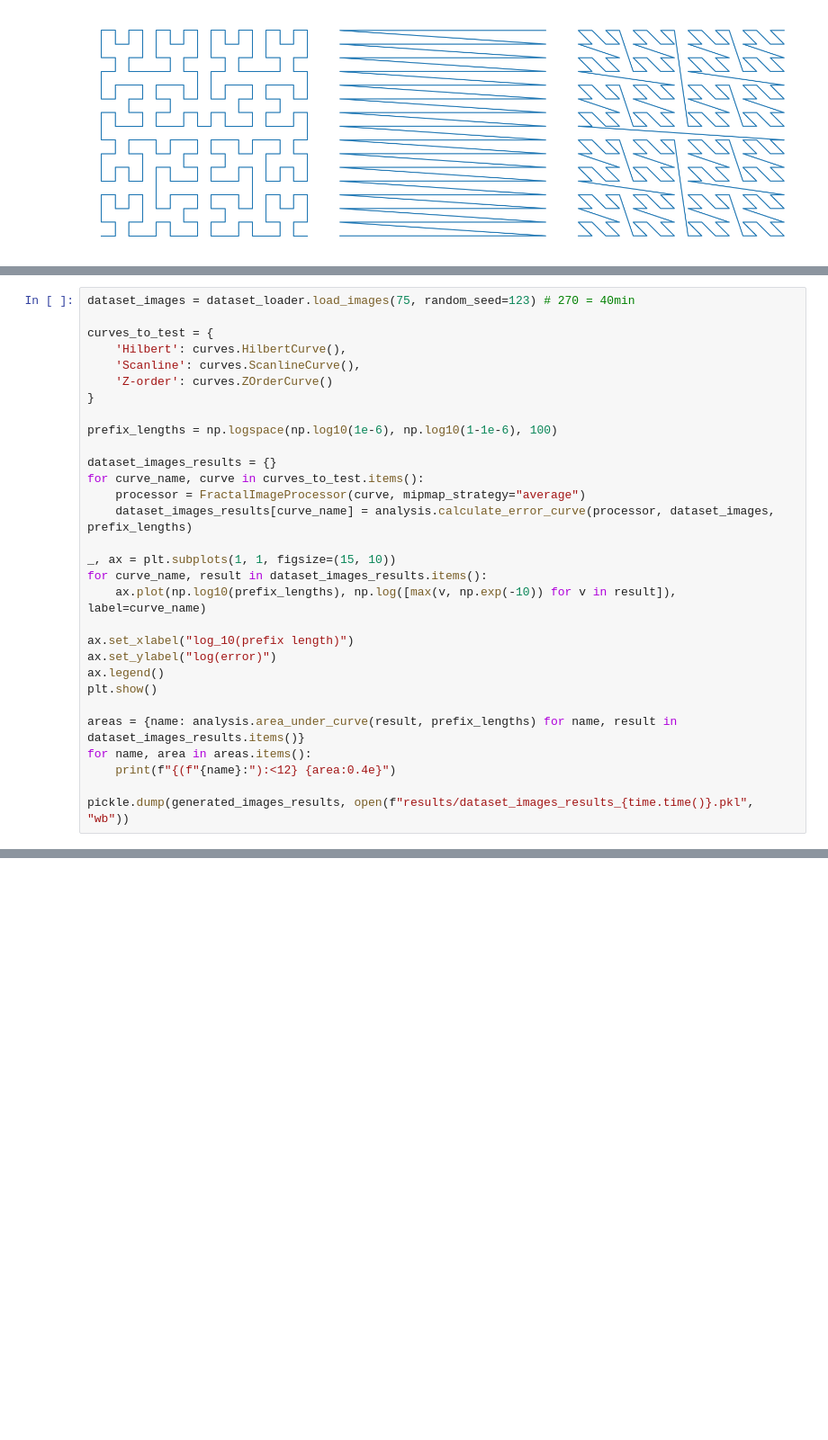
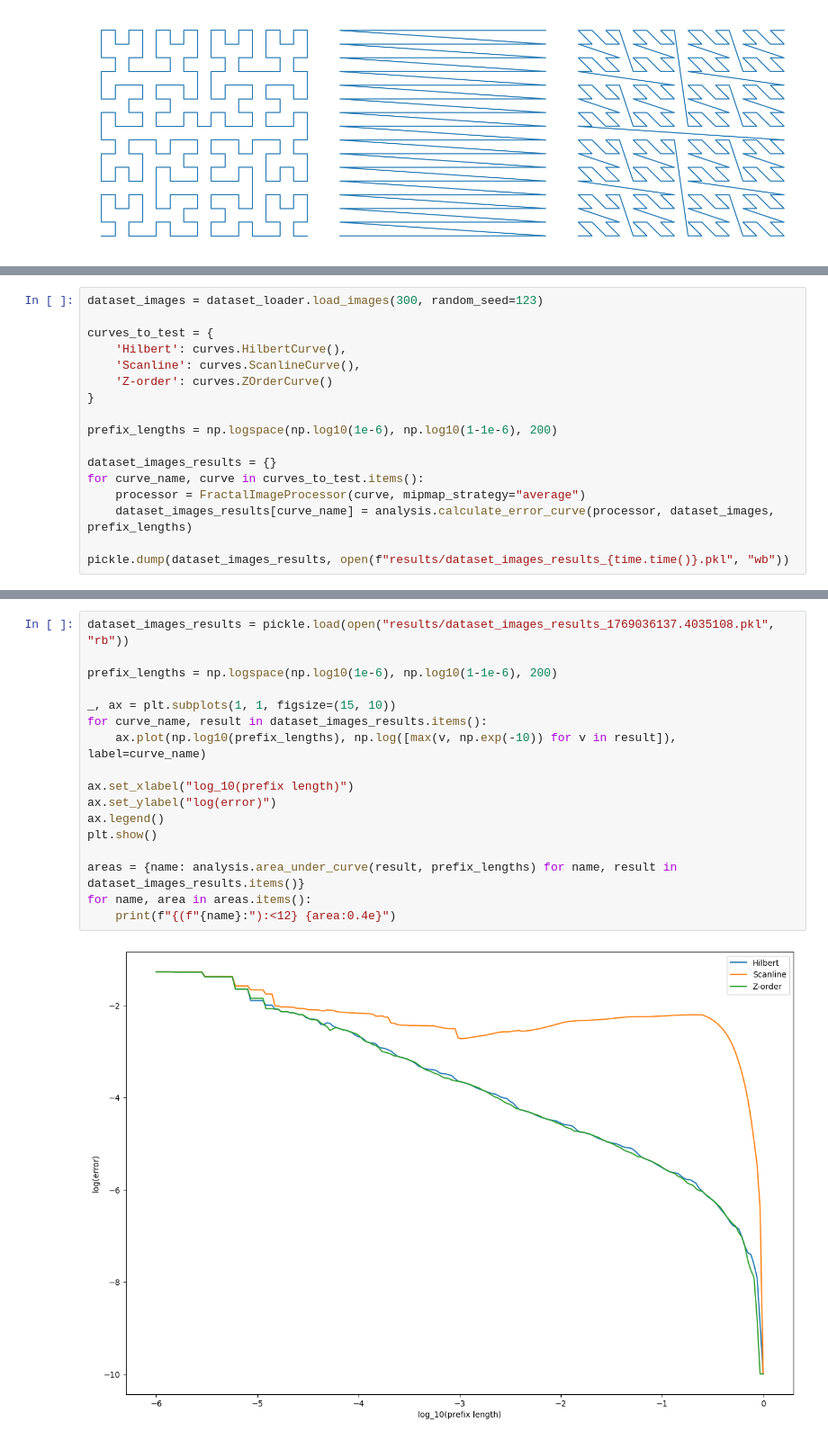
Before and after one commit to jacekkulma/fractal-prefix-image-format, a Jupyter notebook: report.ipynb, the cells around one changed output, grey strips where cells are left out. Shown at 90% size. Drawn from its saved outputs; the diff is of its cells as text; blank space fills up the shorter version.

```diff
--- a/report.ipynb
+++ b/report.ipynb
@@ -180,5 +186,5 @@ Z-order:     4.7093e-03
 # %%
-dataset_images = dataset_loader.load_images(75, random_seed=123) # 270 = 40min
+dataset_images = dataset_loader.load_images(300, random_seed=123)
 
 curves_to_test = {
     'Hilbert': curves.HilbertCurve(),
@@ -186,24 +192,11 @@ curves_to_test = {
     'Z-order': curves.ZOrderCurve()
 }
 
-prefix_lengths = np.logspace(np.log10(1e-6), np.log10(1-1e-6), 100)
+prefix_lengths = np.logspace(np.log10(1e-6), np.log10(1-1e-6), 200)
 
 dataset_images_results = {}
 for curve_name, curve in curves_to_test.items():
     processor = FractalImageProcessor(curve, mipmap_strategy="average")
     dataset_images_results[curve_name] = analysis.calculate_error_curve(processor, dataset_images, prefix_lengths)
 
-_, ax = plt.subplots(1, 1, figsize=(15, 10))
-for curve_name, result in dataset_images_results.items():
-    ax.plot(np.log10(prefix_lengths), np.log([max(v, np.exp(-10)) for v in result]), label=curve_name)
-
-ax.set_xlabel("log_10(prefix length)")
-ax.set_ylabel("log(error)")
-ax.legend()
-plt.show()
-
-areas = {name: analysis.area_under_curve(result, prefix_lengths) for name, result in dataset_images_results.items()}
-for name, area in areas.items():
-    print(f"{(f"{name}:"):<12} {area:0.4e}")
-
-pickle.dump(generated_images_results, open(f"results/dataset_images_results_{time.time()}.pkl", "wb"))
+pickle.dump(dataset_images_results, open(f"results/dataset_images_results_{time.time()}.pkl", "wb"))
@@ -215,0 +203,19 @@ Z-order:     1.6424e-03
+# %%
+dataset_images_results = pickle.load(open("results/dataset_images_results_1769036137.4035108.pkl", "rb"))
+
+prefix_lengths = np.logspace(np.log10(1e-6), np.log10(1-1e-6), 200)
+
+_, ax = plt.subplots(1, 1, figsize=(15, 10))
+for curve_name, result in dataset_images_results.items():
+    ax.plot(np.log10(prefix_lengths), np.log([max(v, np.exp(-10)) for v in result]), label=curve_name)
+
+ax.set_xlabel("log_10(prefix length)")
+ax.set_ylabel("log(error)")
+ax.legend()
+plt.show()
+
+areas = {name: analysis.area_under_curve(result, prefix_lengths) for name, result in dataset_images_results.items()}
+for name, area in areas.items():
+    print(f"{(f"{name}:"):<12} {area:0.4e}")
+# %% [output]
+[figure, added]
```
Also changed, not shown: parts of 6 cells of this notebook, 5 other files.
